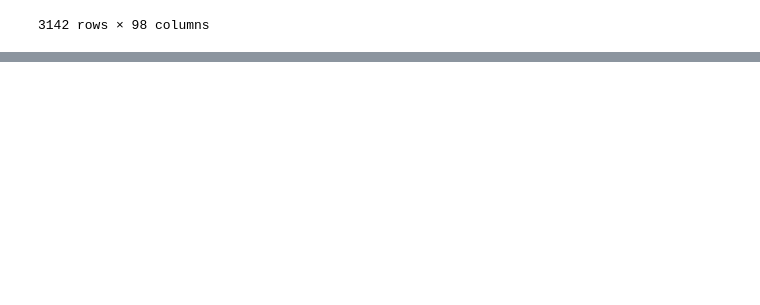
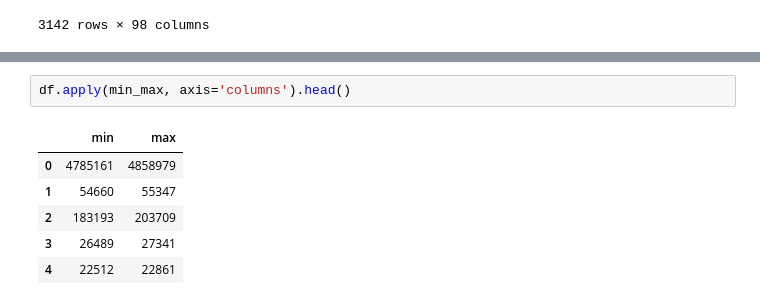
Before and after one commit to KhalidAlghamdi8/ProfessionalLearning, a Jupyter notebook: Applied Data Science with Python/Introduction to Data Science/Week 3/Week 3.ipynb, the cells around one changed output, grey strips where cells are left out. Saved outputs shown, nothing was run; the diff lists cells and outputs as text; blank space fills up the shorter version.

```diff
--- a/Applied Data Science with Python/Introduction to Data Science/Week 3/Week 3.ipynb
+++ b/Applied Data Science with Python/Introduction to Data Science/Week 3/Week 3.ipynb
@@ -239,0 +249,9 @@ timeit.timeit(sec_approach, number=10)
+# %%
+df.apply(min_max, axis='columns').head()
+# %% [output]
+|  | min | max |
+| 0 | 4785161 | 4858979 |
+| 1 | 54660 | 55347 |
+| 2 | 183193 | 203709 |
+| 3 | 26489 | 27341 |
+| 4 | 22512 | 22861 |
```
Also changed, not shown: parts of 9 cells of this notebook.
